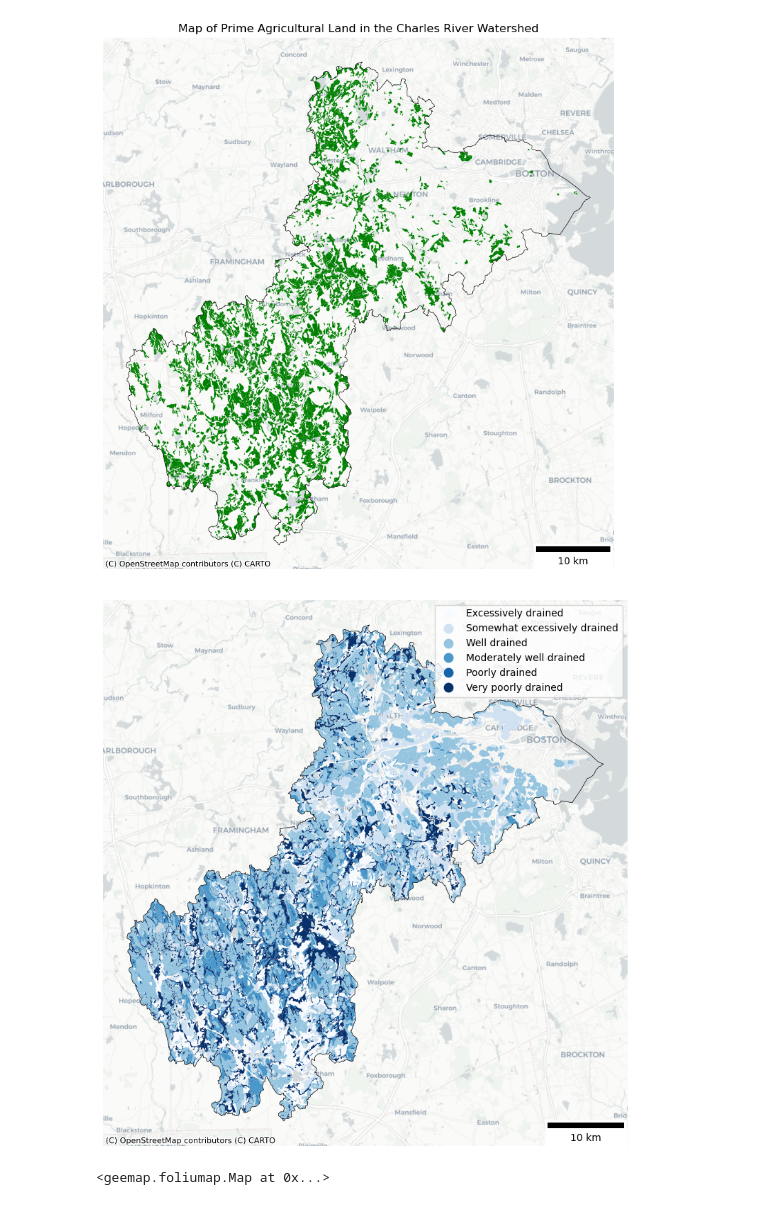
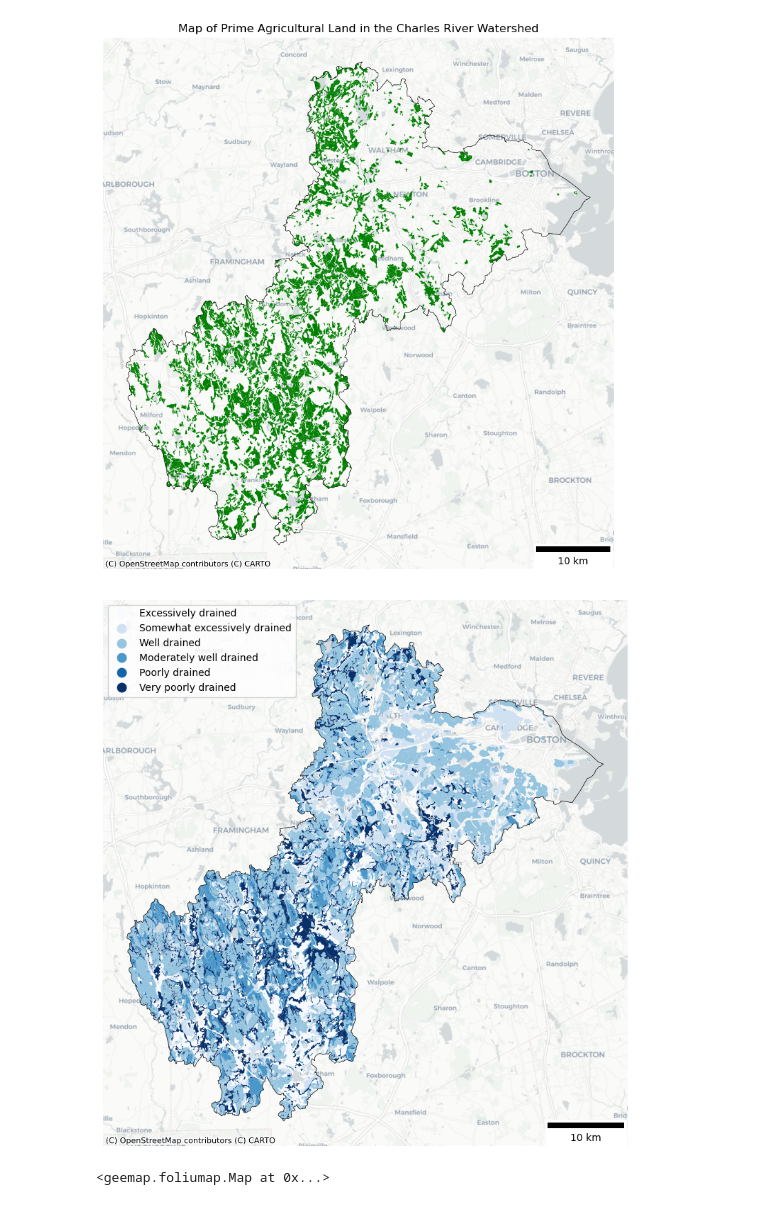
Before and after one commit to chad-fisher/CRWA-Regional-Tree-Planting-and-Protection-Plan, a Jupyter notebook: CodeNotebook.ipynb, the cells around one changed output. Drawn from its saved outputs; the diff is of its cells as text; code cells hidden in the pictures.

```diff
--- a/CodeNotebook.ipynb
+++ b/CodeNotebook.ipynb
@@ -26,0 +45,32 @@ Charles=ee.FeatureCollection("USGS/WBD/2017/HUC08").filter("huc8 == '01090001'")
+# %%
+#HUC codes from https://apps.nationalmap.gov/viewer/
+Charles=ee.FeatureCollection("USGS/WBD/2017/HUC10").filter("huc10 == '0109000107' or huc10 == '0109000106'")
+Charles_lower=ee.FeatureCollection("USGS/WBD/2017/HUC10").filter("huc10 == '0109000107'")
+Charles_upper=ee.FeatureCollection("USGS/WBD/2017/HUC10").filter("huc10 == '0109000106'")
+# %%
+#Convert earth engine feature collections to geopandas data frames
+Charles_gdf = ee.data.computeFeatures({
+    'expression': Charles,
+    'fileFormat': 'GEOPANDAS_GEODATAFRAME'
+})
+Charles_gdf.crs = 'EPSG:4326'
+
+Charles_lower_gdf = ee.data.computeFeatures({
+    'expression': Charles_lower,
+    'fileFormat': 'GEOPANDAS_GEODATAFRAME'
+})
+Charles_lower_gdf.crs = 'EPSG:4326'
+
+Charles_upper_gdf = ee.data.computeFeatures({
+    'expression': Charles_upper,
+    'fileFormat': 'GEOPANDAS_GEODATAFRAME'
+})
+Charles_upper_gdf.crs = 'EPSG:4326'
+# %%
+ax = Charles_lower_gdf.to_crs(epsg=3857).boundary.plot(figsize=(10,10), color='blue',linewidth=0.5)
+Charles_upper_gdf.to_crs(epsg=3857).boundary.plot(ax=ax,figsize=(10,10), color='green',linewidth=0.5)
+plt.title("Map of the Charles River Watershed")
+cx.add_basemap(ax,source=cx.providers.CartoDB.Positron)
+ax.set_axis_off()
+ax.add_artist(ScaleBar(1,location='lower right'))
+plt.savefig("CRWA-Regional-Tree-Planting-and-Protection-Plan\Charles Watershed Maps.png")
@@ -91,24 +147,24 @@ Soils = gpd.clip(gpd.read_file("Raw_Data\Soils_MassGIS_SHP\SOILS_MUPOLYGON_TOP20
 # %%
 drain_int={
     'Excessively drained': 'A',
     'Somewhat excessively drained': 'B',
     'Well drained': 'C',
     'Moderately well drained': 'D',
     'Poorly drained': 'E',
     'Very poorly drained': 'F'
 }
 Soils['Drain_Code']=Soils['DRAINCLASS'].map(drain_int)
-ax=Soils.to_crs(epsg=3857).plot(column='Drain_Code',cmap='Blues',legend=True,figsize=(10,10))
+ax=Soils.to_crs(epsg=3857).plot(column='Drain_Code',cmap='Blues',legend=True,legend_kwds={'loc':'upper left'},figsize=(10,10))
 leg1 = ax.get_legend()
 new_legtxt = ['Excessively drained','Somewhat excessively drained','Well drained','Moderately well drained','Poorly drained','Very poorly drained']
 for ix,eb in enumerate(leg1.get_texts()):
     eb.set_text(new_legtxt[ix])
 CRW.to_crs(epsg=3857).boundary.plot(ax=ax, color='black',linewidth=0.5)
 cx.add_basemap(ax,source=cx.providers.CartoDB.Positron)
 ax.add_artist(ScaleBar(1,location='lower right'))
 ax.set_axis_off()
 plt.savefig("CRWA-Regional-Tree-Planting-and-Protection-Plan\Drainage.png")
 # %% [output]
-[figure, old version]
+[figure, new version]
 # %%
 NLCD2019=ee.Image('USGS/NLCD_RELEASES/2019_REL/NLCD/2019').clip(Charles).select('landcover')
```
Also changed, not shown: parts of 21 cells of this notebook, 24 other files.
